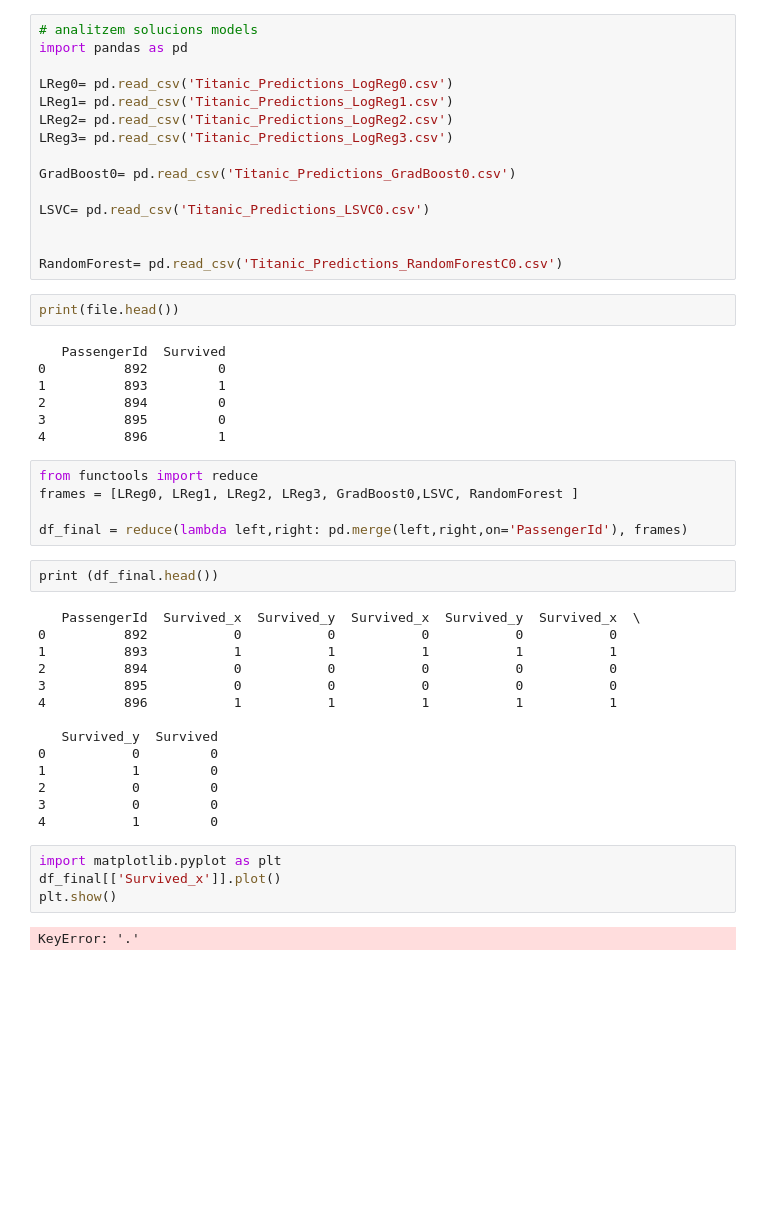
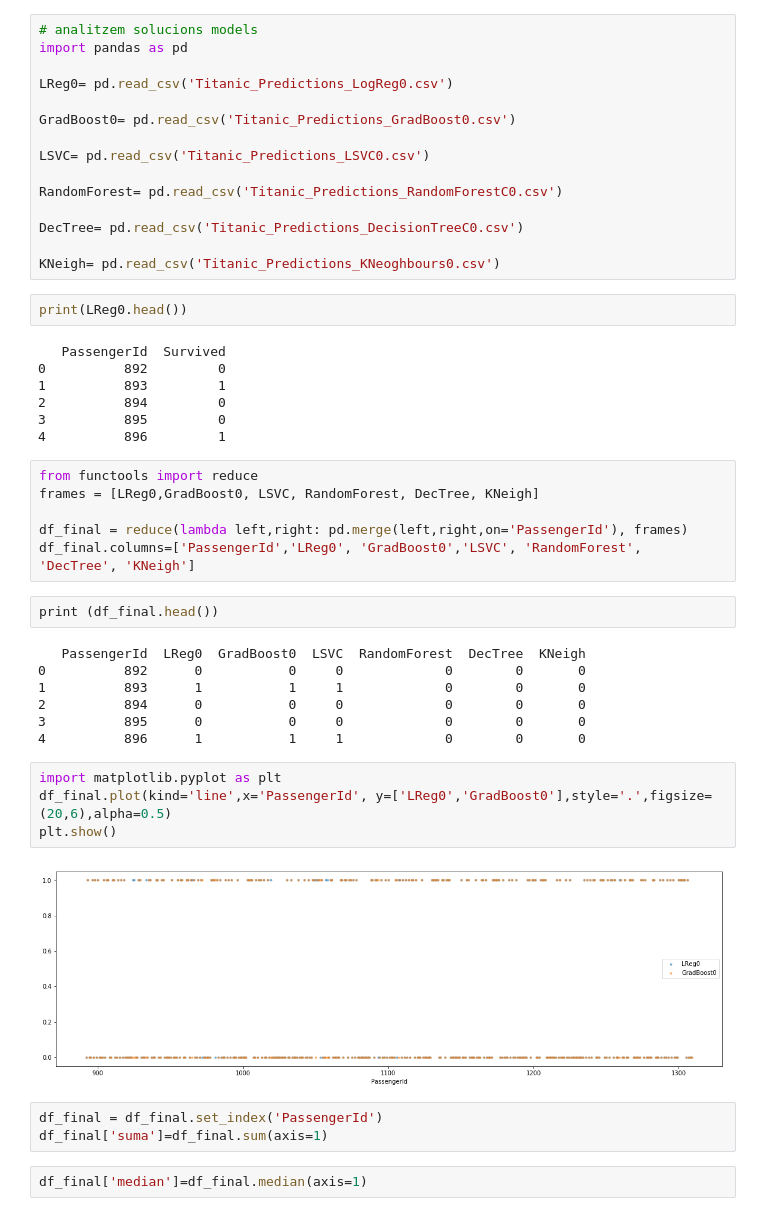
Before and after one commit to PCerralbo/Titanic_DC, a Jupyter notebook: analisi_model_results.ipynb, the cells around one changed output. Drawn from its saved outputs; the diff is of its cells as text; blank space fills up the shorter version.

```diff
--- a/analisi_model_results.ipynb
+++ b/analisi_model_results.ipynb
@@ -3,18 +5,18 @@
 import pandas as pd
 
 LReg0= pd.read_csv('Titanic_Predictions_LogReg0.csv')
-LReg1= pd.read_csv('Titanic_Predictions_LogReg1.csv')
-LReg2= pd.read_csv('Titanic_Predictions_LogReg2.csv')
-LReg3= pd.read_csv('Titanic_Predictions_LogReg3.csv')
 
 GradBoost0= pd.read_csv('Titanic_Predictions_GradBoost0.csv')
 
 LSVC= pd.read_csv('Titanic_Predictions_LSVC0.csv')
 
+RandomForest= pd.read_csv('Titanic_Predictions_RandomForestC0.csv')
 
-RandomForest= pd.read_csv('Titanic_Predictions_RandomForestC0.csv')
+DecTree= pd.read_csv('Titanic_Predictions_DecisionTreeC0.csv')
+
+KNeigh= pd.read_csv('Titanic_Predictions_KNeoghbours0.csv')
 # %%
-print(file.head())
+print(LReg0.head())
 # %% [output]
    PassengerId  Survived
 0          892         0
@@ -24,28 +26,27 @@ print(file.head())
 4          896         1
 # %%
 from functools import reduce
-frames = [LReg0, LReg1, LReg2, LReg3, GradBoost0,LSVC, RandomForest ]
+frames = [LReg0,GradBoost0, LSVC, RandomForest, DecTree, KNeigh]
 
 df_final = reduce(lambda left,right: pd.merge(left,right,on='PassengerId'), frames)
+df_final.columns=['PassengerId','LReg0', 'GradBoost0','LSVC', 'RandomForest', 'DecTree', 'KNeigh']
 # %%
 print (df_final.head())
 # %% [output]
-   PassengerId  Survived_x  Survived_y  Survived_x  Survived_y  Survived_x  \
-0          892           0           0           0           0           0
-1          893           1           1           1           1           1
-2          894           0           0           0           0           0
-3          895           0           0           0           0           0
-4          896           1           1           1           1           1
-
-   Survived_y  Survived
-0           0         0
-1           1         0
-2           0         0
-3           0         0
-4           1         0
+   PassengerId  LReg0  GradBoost0  LSVC  RandomForest  DecTree  KNeigh
+0          892      0           0     0             0        0       0
+1          893      1           1     1             0        0       0
+2          894      0           0     0             0        0       0
+3          895      0           0     0             0        0       0
+4          896      1           1     1             0        0       0
 # %%
 import matplotlib.pyplot as plt
-df_final[['Survived_x']].plot()
+df_final.plot(kind='line',x='PassengerId', y=['LReg0','GradBoost0'],style='.',figsize=(20,6),alpha=0.5)
 plt.show()
 # %% [output]
-KeyError: '.'
+[figure, added]
+# %%
+df_final = df_final.set_index('PassengerId')
+df_final['suma']=df_final.sum(axis=1)
+# %%
+df_final['median']=df_final.median(axis=1)
```
Also changed, not shown: parts of 6 cells of this notebook.
